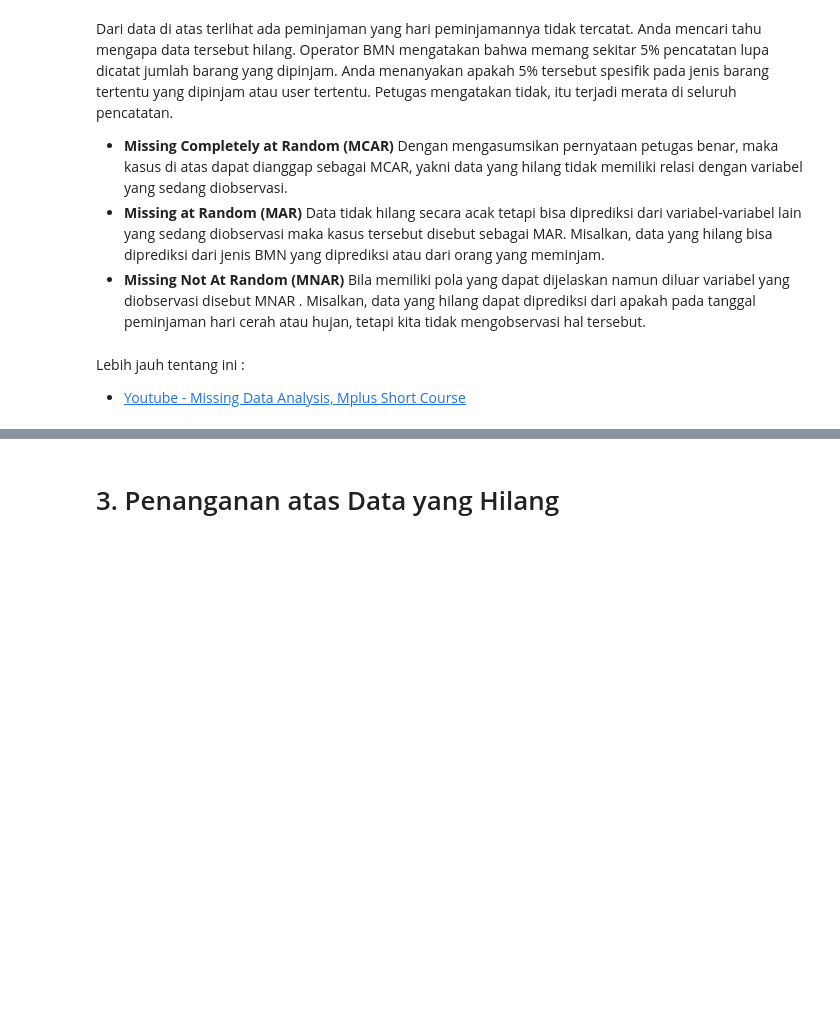
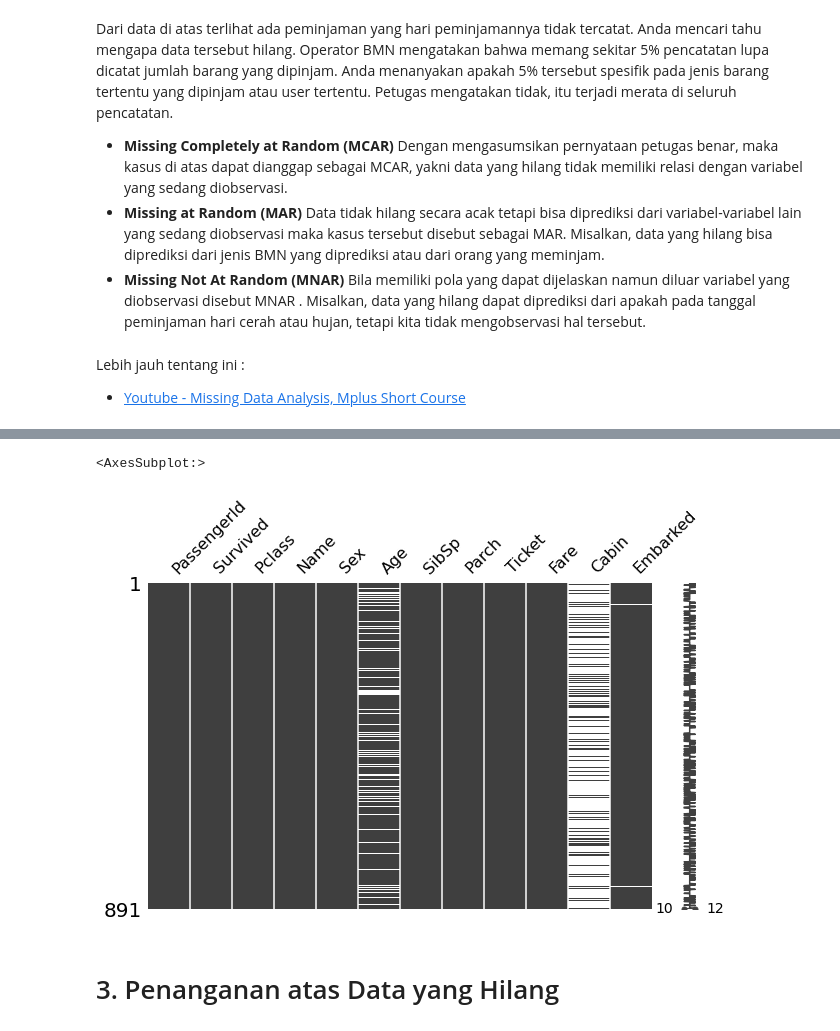
Before and after one commit to setokie/pjj-pengolahan-data-python, a Jupyter notebook: 04. Data Preparation/Hari 5 - Feature Engineering.ipynb, the cells around one changed output, grey strips where cells are left out. Drawn from its saved outputs; the diff is of its cells as text; code cells hidden in the pictures; blank space fills up the shorter version.

```diff
--- a/04. Data Preparation/Hari 5 - Feature Engineering.ipynb
+++ b/04. Data Preparation/Hari 5 - Feature Engineering.ipynb
@@ -274,2 +286,3 @@ Cara untuk melihat data kosong :
 # %%
+df_titanic = pd.read_csv('https://raw.githubusercontent.com/audit-ti/pjj-pengolahan-data-python/main/04.%20Data%20Preparation/dataset/titanic.csv')
 df_titanic.isnull().sum()
@@ -276,4 +303,9 @@ df_titanic.isnull().sum()
 # %%
 # visualiasi missing value dengan bantuan library
+import pandas as pd
 import missingno as msno
+df_titanic.head()
 msno.matrix(df_titanic, figsize=(10, 6))
+# %% [output]
+<AxesSubplot:>
+[figure, added]
```
Also changed, not shown: parts of 81 cells of this notebook, 2 other files.
